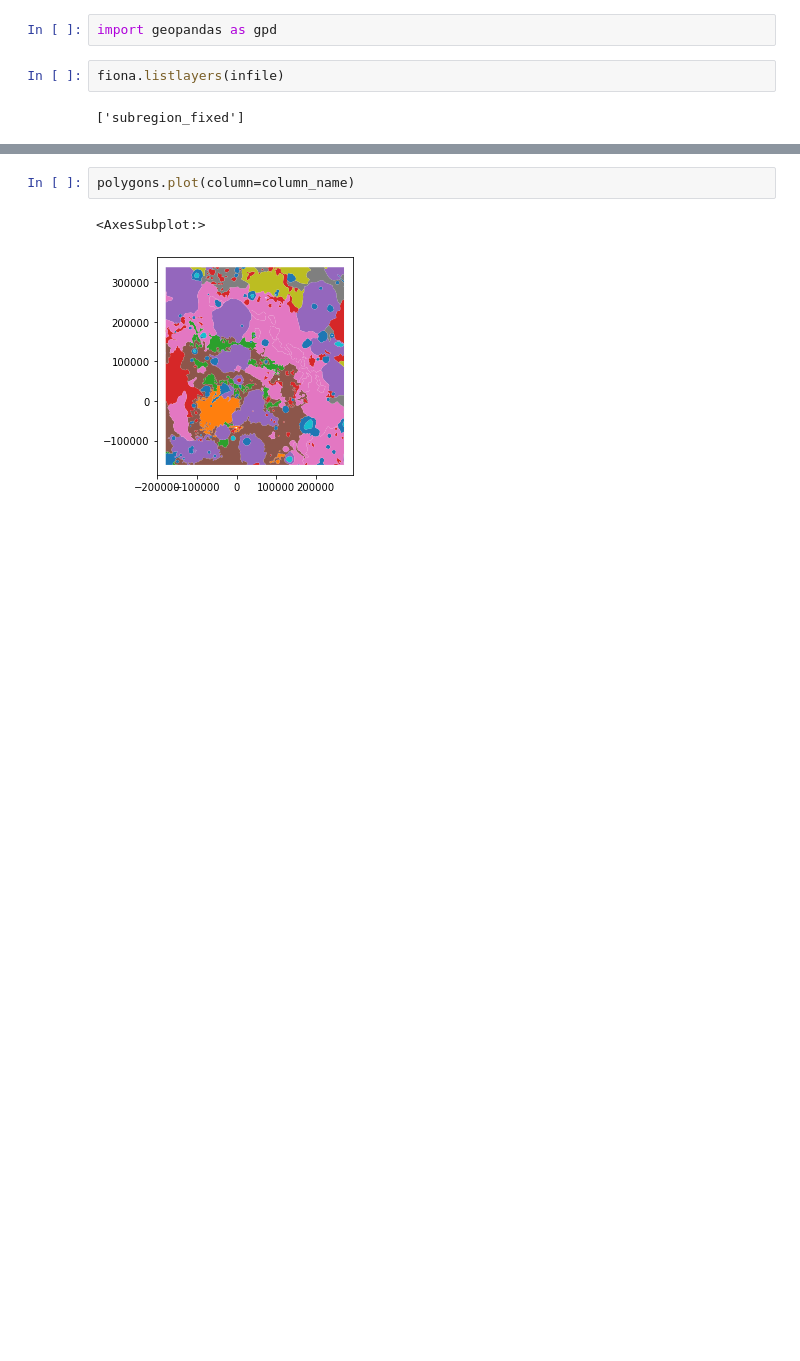
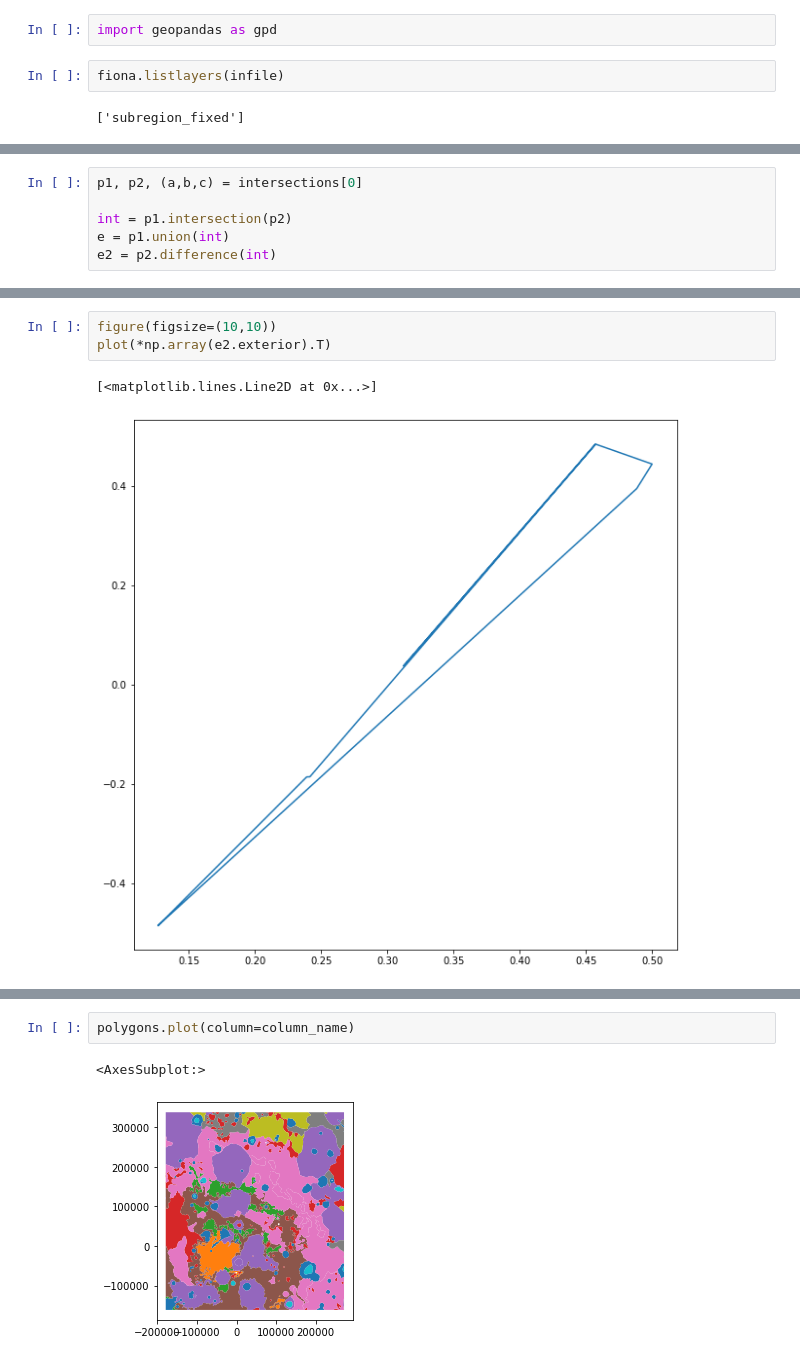
Before and after one commit to planmap-eu/mappy, a Jupyter notebook: notebooks/mappy-back3.ipynb, the cells around one changed output, grey strips where cells are left out. Saved outputs shown, nothing was run; the diff lists cells and outputs as text; blank space fills up the shorter version.

```diff
--- a/notebooks/mappy-back3.ipynb
+++ b/notebooks/mappy-back3.ipynb
@@ -38,0 +206,6 @@ polygons =  mpy.remove_truly_duplicated_geometries(polygons)
+# %%
+p1, p2, (a,b,c) = intersections[0]
+
+int = p1.intersection(p2)
+e = p1.union(int)
+e2 = p2.difference(int)
@@ -38,0 +227,6 @@ polygons =  mpy.remove_truly_duplicated_geometries(polygons)
+# %%
+figure(figsize=(10,10))
+plot(*np.array(e2.exterior).T)
+# %% [output]
+[<matplotlib.lines.Line2D at 0x...>]
+[figure, added]
```
Also changed, not shown: parts of 90 cells of this notebook, 15 other files.
